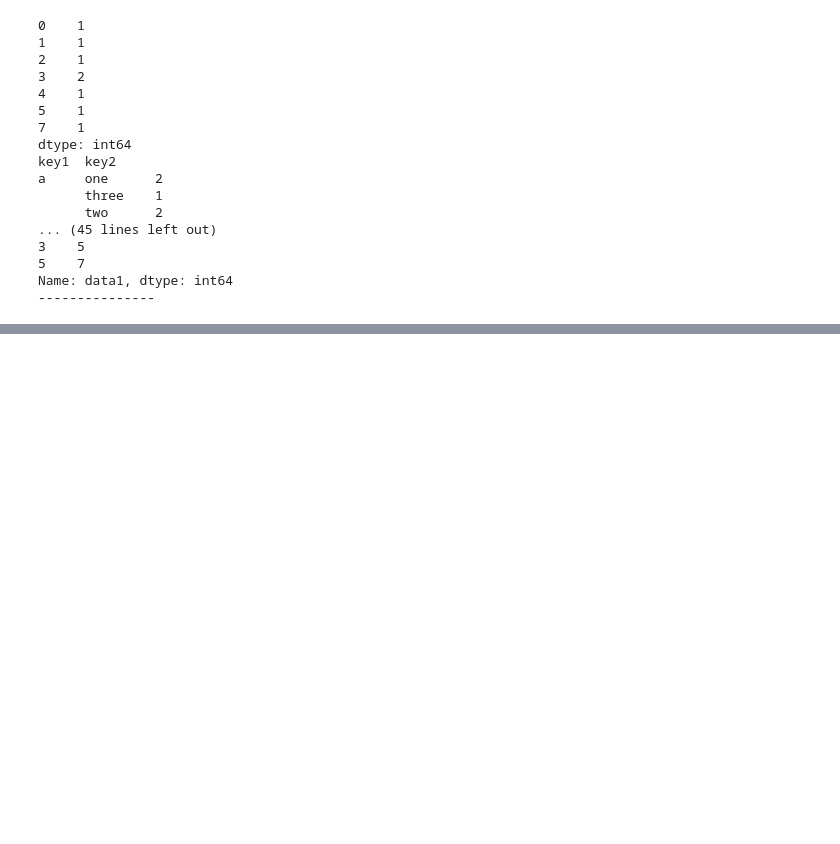
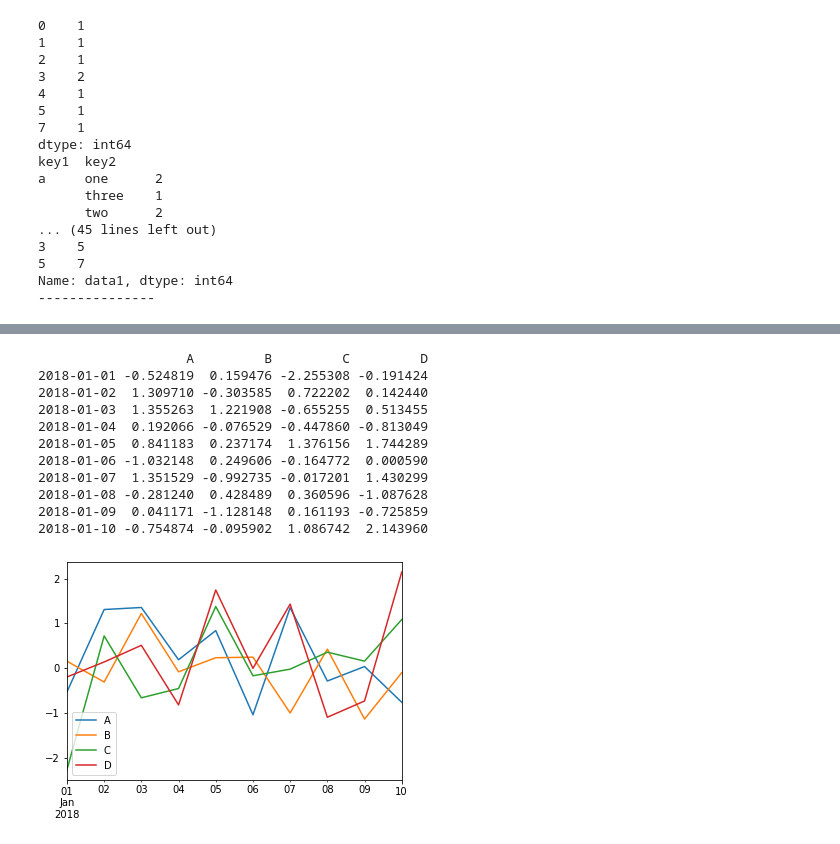
Before and after one commit to xvpowerg/ai_python_20220712, a Jupyter notebook: ch10_pandas群組_numpy分割/Untitled.ipynb, the cells around one changed output, grey strips where cells are left out. Cells and saved outputs as stored; diff of their text form; code cells hidden in the pictures; blank space fills up the shorter version.

```diff
--- a/ch10_pandas群組_numpy分割/Untitled.ipynb
+++ b/ch10_pandas群組_numpy分割/Untitled.ipynb
@@ -1135,0 +1716,23 @@ Name: data1, dtype: int64
+# %%
+%matplotlib inline
+import pandas as pd
+import matplotlib.pyplot as plt
+import numpy as np
+## np.random.randn(10,4) 10x4 ndarray 內容為亂數
+df = pd.DataFrame(np.random.randn(10,4),index=pd.date_range('1/1/2018',periods=10), columns=list('ABCD'))
+print(df)
+df.plot( )
+plt.show( )
+# %% [output]
+                   A         B         C         D
+2018-01-01 -0.524819  0.159476 -2.255308 -0.191424
+2018-01-02  1.309710 -0.303585  0.722202  0.142440
+2018-01-03  1.355263  1.221908 -0.655255  0.513455
+2018-01-04  0.192066 -0.076529 -0.447860 -0.813049
+2018-01-05  0.841183  0.237174  1.376156  1.744289
+2018-01-06 -1.032148  0.249606 -0.164772  0.000590
+2018-01-07  1.351529 -0.992735 -0.017201  1.430299
+2018-01-08 -0.281240  0.428489  0.360596 -1.087628
+2018-01-09  0.041171 -1.128148  0.161193 -0.725859
+2018-01-10 -0.754874 -0.095902  1.086742  2.143960
+[figure, added]
```
Also changed, not shown: parts of 55 cells of this notebook, 11 other files.
